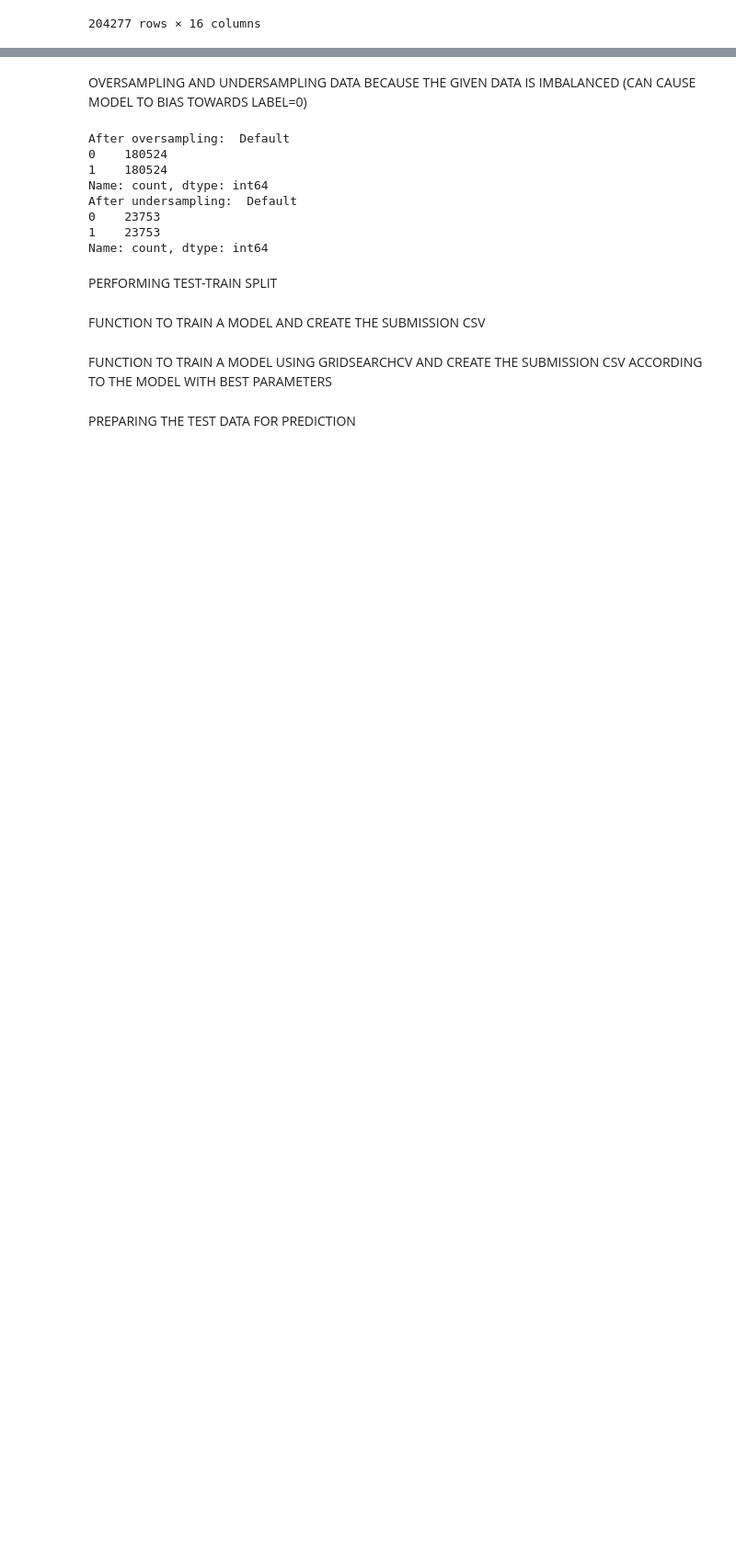
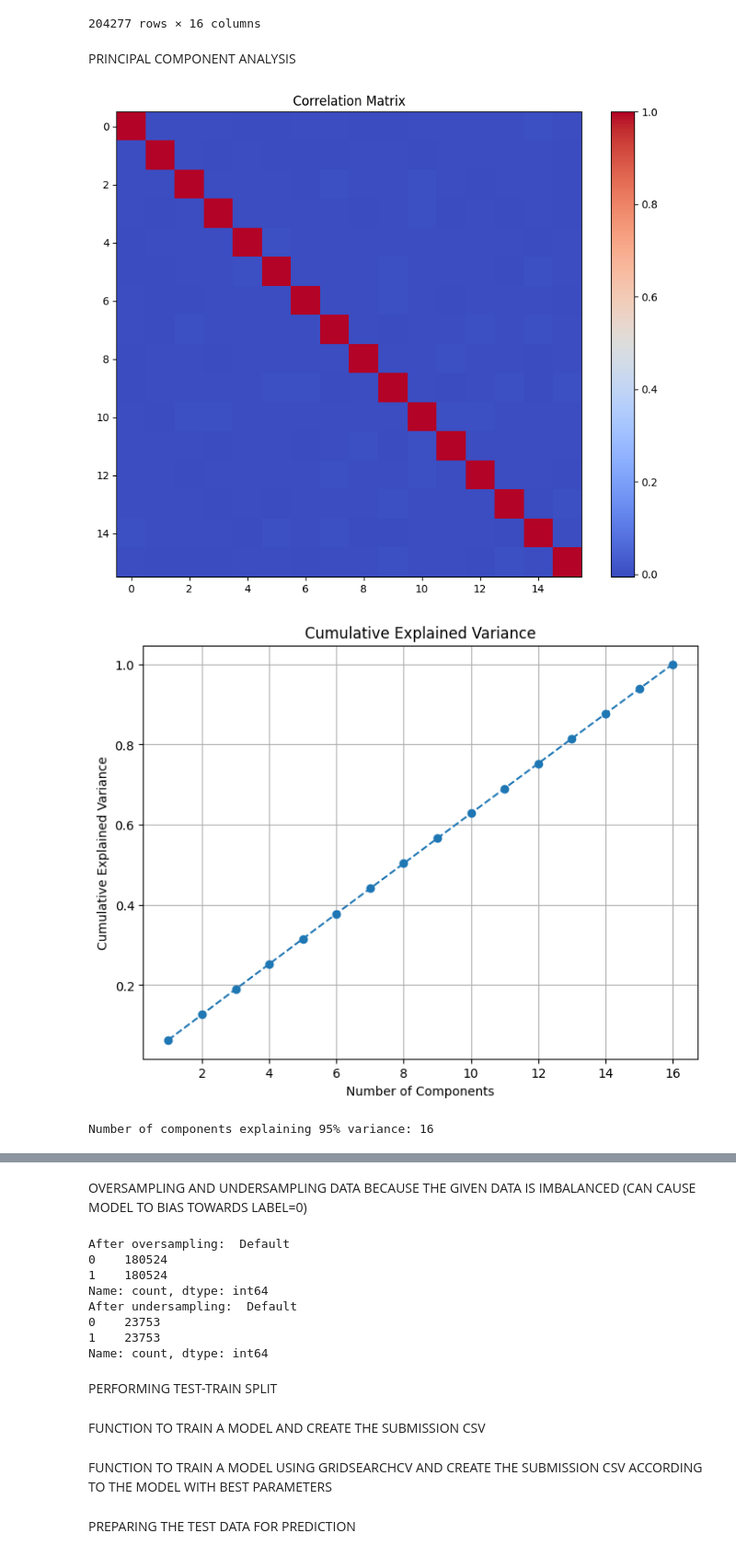
Before and after one commit to Sreyas-J/LendOrLoseMLPrediction, a Jupyter notebook: project2/project2.ipynb, the cells around one changed output, grey strips where cells are left out. Shown: that part at 92% size. Drawn from its saved outputs; the diff is of its cells as text; code cells hidden in the pictures; blank space fills up the shorter version.

```diff
--- a/project2/project2.ipynb
+++ b/project2/project2.ipynb
@@ -161,3 +165,39 @@ normalized_df
 | 204275 | 0.034055 | 1.636778 | 1.000728 | -0.535481 | -1.515594 | 1.341148 | -1.383075 | 0.707538 | ... |
 | 204276 | -0.499451 | 0.393761 | 0.861557 | -0.201889 | -1.659913 | 0.445809 | 1.454459 | -0.708827 | ... |
 204277 rows × 16 columns
+# %% [markdown]
+PRINCIPAL COMPONENT ANALYSIS
+# %%
+correlation_matrix = normalized_df.corr()
+plt.figure(figsize=(10, 8))
+plt.title("Correlation Matrix")
+plt.imshow(correlation_matrix, cmap='coolwarm', interpolation='none')
+plt.colorbar()
+plt.show()
+
+# Step 2: Perform PCA
+pca = PCA()
+pca.fit(normalized_df)
+
+# Explained variance ratio
+explained_variance_ratio = pca.explained_variance_ratio_
+cumulative_variance_ratio = np.cumsum(explained_variance_ratio)
+
+# Plot explained variance
+plt.figure(figsize=(8, 6))
+plt.plot(range(1, len(cumulative_variance_ratio) + 1), cumulative_variance_ratio, marker='o', linestyle='--')
+plt.title('Cumulative Explained Variance')
+plt.xlabel('Number of Components')
+plt.ylabel('Cumulative Explained Variance')
+plt.grid()
+plt.show()
+
+# Step 3: Check the number of components that explain sufficient variance (e.g., 95%)
+required_components = np.argmax(cumulative_variance_ratio >= 0.95) + 1
+print(f"Number of components explaining 95% variance: {required_components}")
+
+correlation_matrix
+# %% [output]
+[figure, added]
+[figure, added]
+Number of components explaining 95% variance: 16
```
Also changed, not shown: parts of 7 cells of this notebook.
